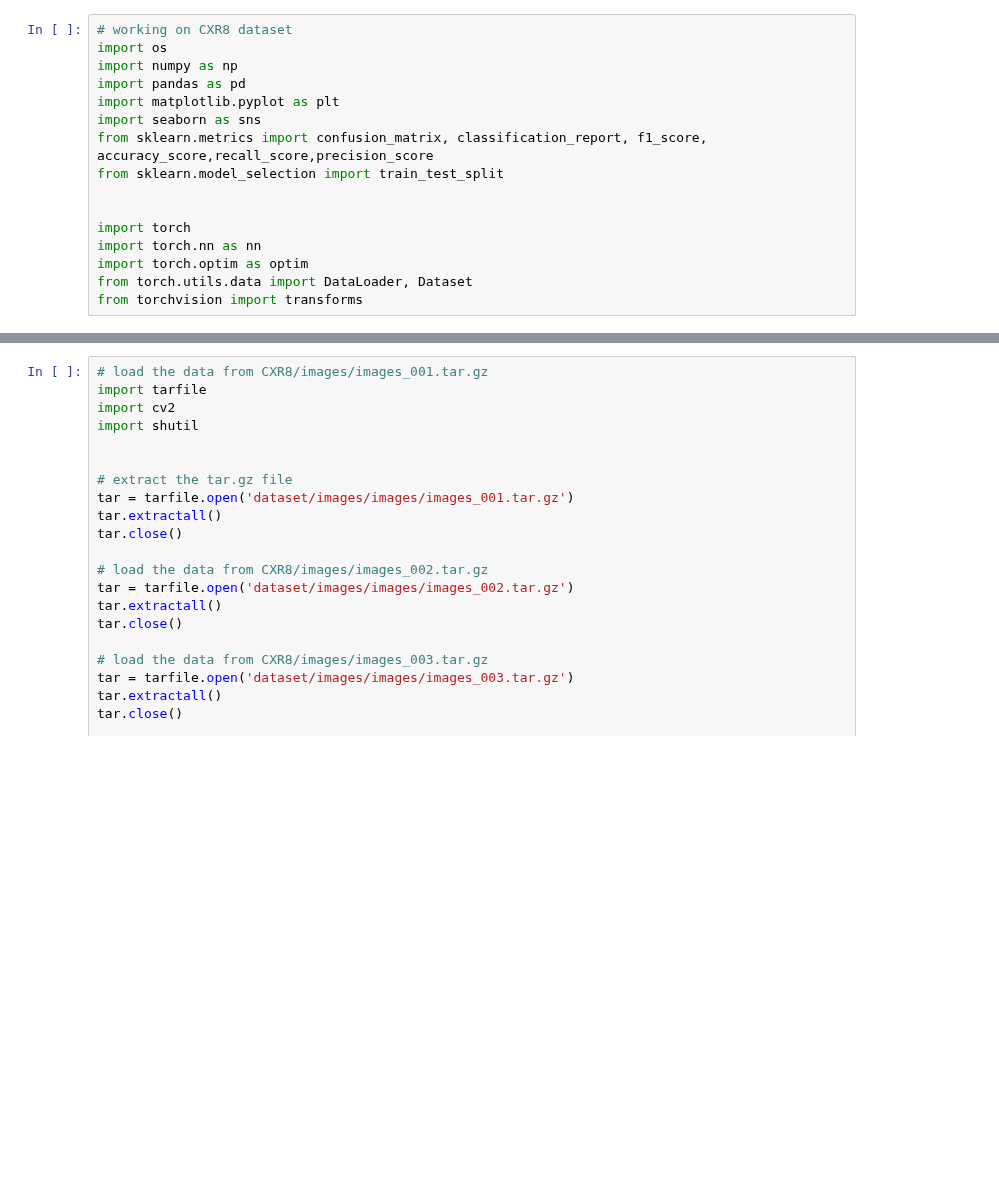
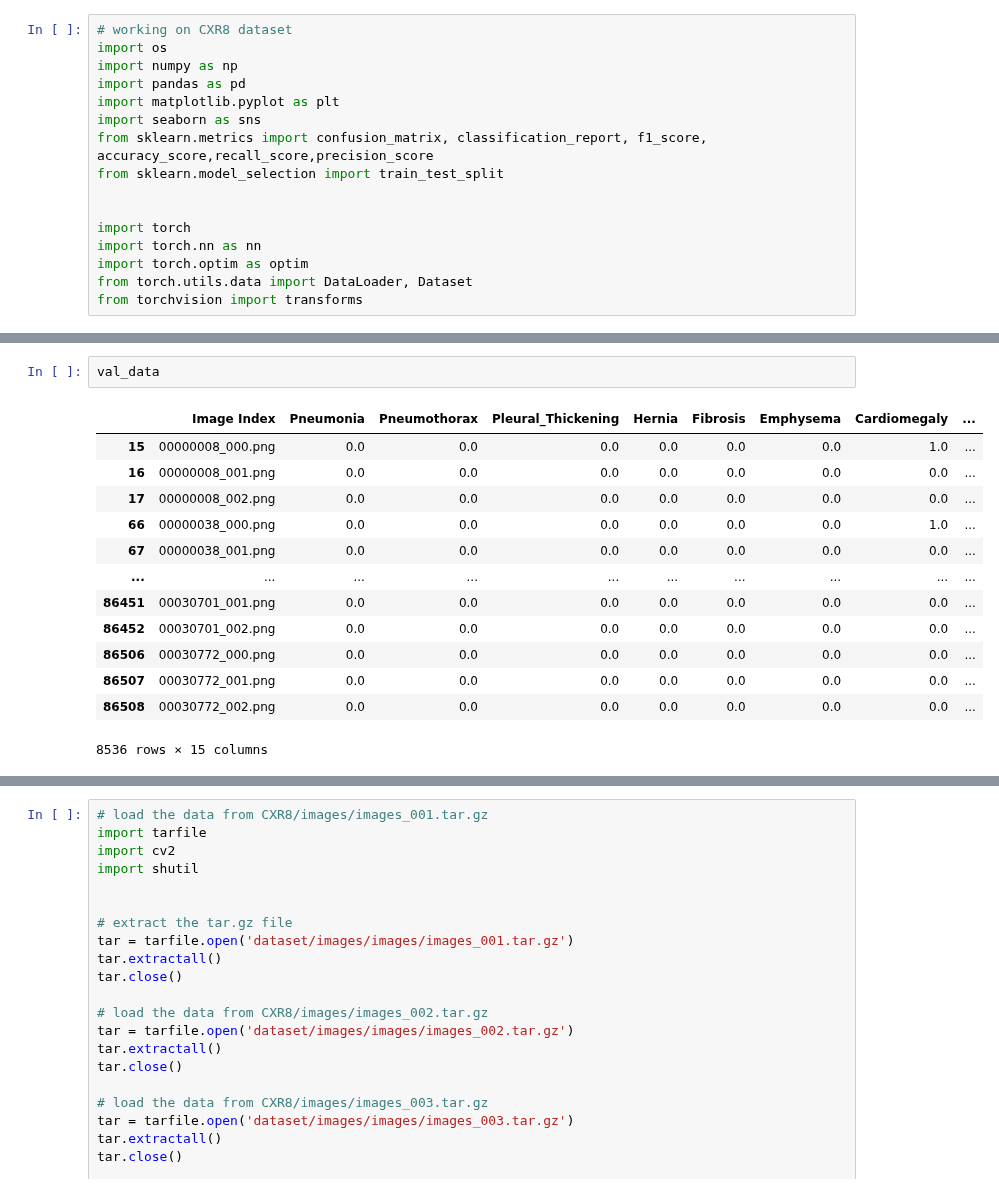
Before and after one commit to k2405/Chest-X-Ray-Classification, a Jupyter notebook: data_setup.ipynb, the cells around one changed output, grey strips where cells are left out. Cells and saved outputs as stored; diff of their text form; blank space fills up the shorter version.

```diff
--- a/data_setup.ipynb
+++ b/data_setup.ipynb
@@ -16,0 +122,16 @@ from torchvision import transforms
+# %%
+val_data
+# %% [output]
+|  | Image Index | Pneumonia | Pneumothorax | Pleural_Thickening | Hernia | Fibrosis | Emphysema | Cardiomegaly | ... |
+| 15 | 00000008_000.png | 0.0 | 0.0 | 0.0 | 0.0 | 0.0 | 0.0 | 1.0 | ... |
+| 16 | 00000008_001.png | 0.0 | 0.0 | 0.0 | 0.0 | 0.0 | 0.0 | 0.0 | ... |
+| 17 | 00000008_002.png | 0.0 | 0.0 | 0.0 | 0.0 | 0.0 | 0.0 | 0.0 | ... |
+| 66 | 00000038_000.png | 0.0 | 0.0 | 0.0 | 0.0 | 0.0 | 0.0 | 1.0 | ... |
+| 67 | 00000038_001.png | 0.0 | 0.0 | 0.0 | 0.0 | 0.0 | 0.0 | 0.0 | ... |
+| ... | ... | ... | ... | ... | ... | ... | ... | ... | ... |
+| 86451 | 00030701_001.png | 0.0 | 0.0 | 0.0 | 0.0 | 0.0 | 0.0 | 0.0 | ... |
+| 86452 | 00030701_002.png | 0.0 | 0.0 | 0.0 | 0.0 | 0.0 | 0.0 | 0.0 | ... |
+| 86506 | 00030772_000.png | 0.0 | 0.0 | 0.0 | 0.0 | 0.0 | 0.0 | 0.0 | ... |
+| 86507 | 00030772_001.png | 0.0 | 0.0 | 0.0 | 0.0 | 0.0 | 0.0 | 0.0 | ... |
+| 86508 | 00030772_002.png | 0.0 | 0.0 | 0.0 | 0.0 | 0.0 | 0.0 | 0.0 | ... |
+8536 rows × 15 columns
```
Also changed, not shown: parts of 7 cells of this notebook, 5 other files.
